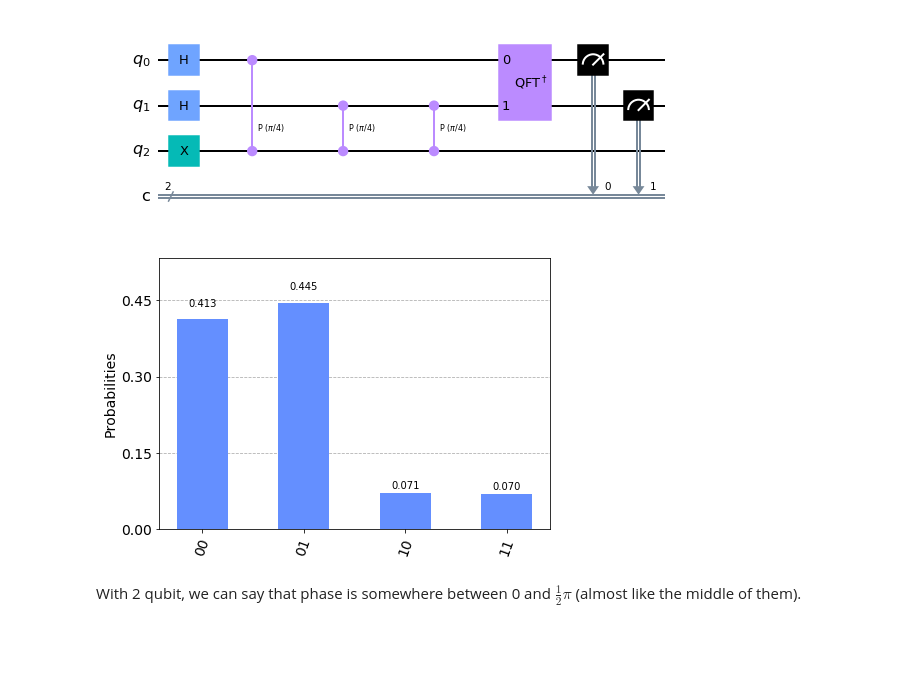
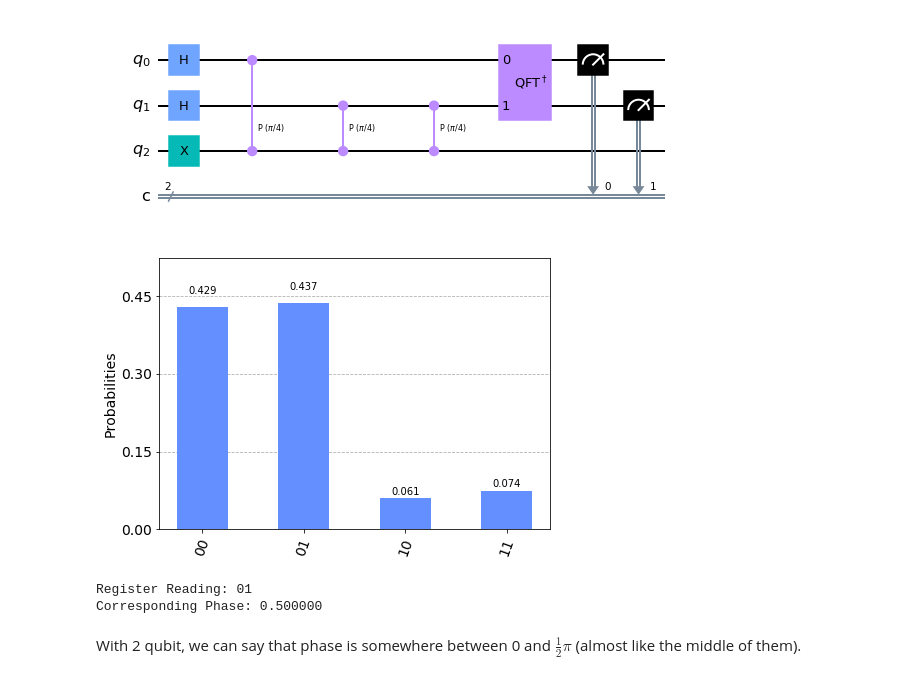
Before and after one commit to doggydoggy0101/Quantum_algorithms, a Jupyter notebook: Quantum_phase_estimation.ipynb, the cells around one changed output. Drawn from its saved outputs; the diff is of its cells as text; code cells hidden in the pictures; blank space fills up the shorter version.

```diff
--- a/Quantum_phase_estimation.ipynb
+++ b/Quantum_phase_estimation.ipynb
@@ -78,10 +86,18 @@ qc.draw(output="mpl")
 # %% [output]
 [figure]
 # %%
-result = execute(qc, backend=backend,shots=1024).result()
+result = execute(qc, backend=backend,shots=1024,memory=True).result()
 plot_histogram(result.get_counts())
 # %% [output]
-[figure, old version]
+[figure, new version]
+# %%
+readings = result.get_memory()
+print("Register Reading: " + readings[0])
+phase = int(readings[0],2)/(2**(QUBITS-1))
+print("Corresponding Phase: %f" % phase)
+# %% [output]
+Register Reading: 01
+Corresponding Phase: 0.500000
 # %% [markdown]
 With 2 qubit, we can say that phase is somewhere between 0 and $\frac{1}{2}\pi$ (almost like the middle of them).
 # %%
```
Also changed, not shown: parts of 6 cells of this notebook.
